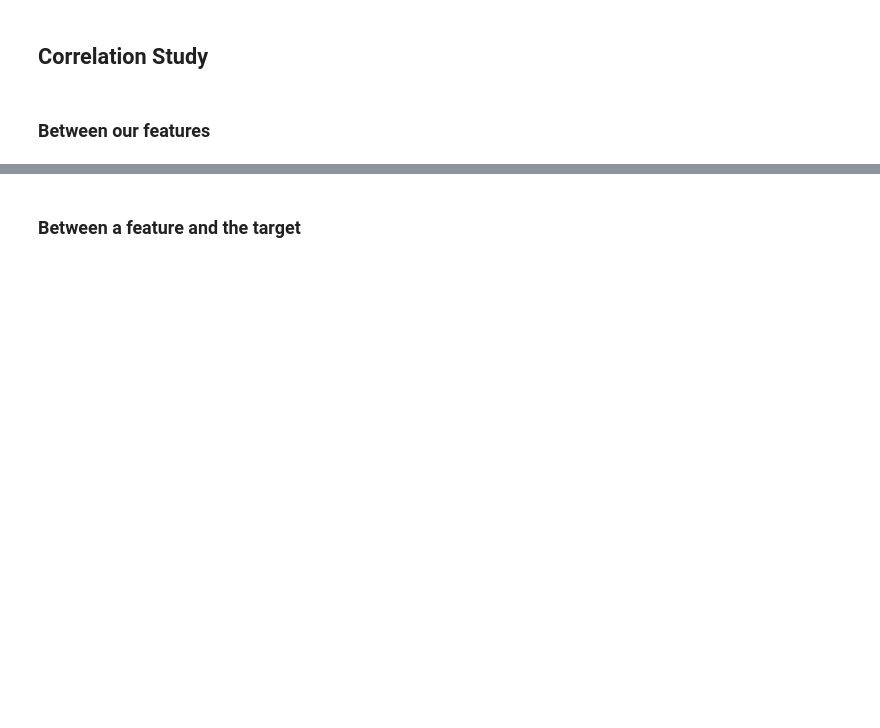
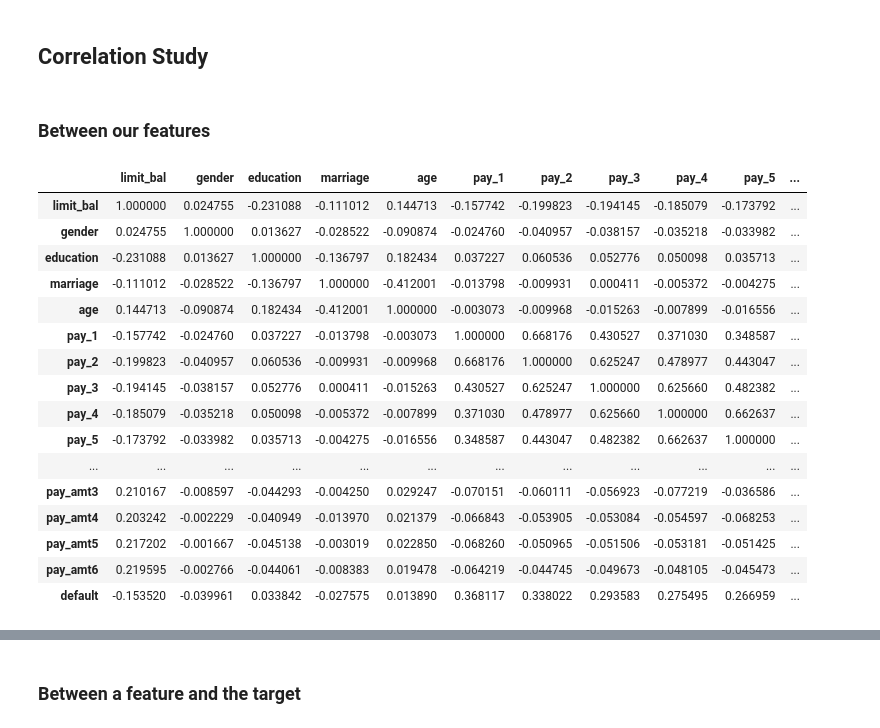
Before and after one commit to thomasXwang/UCI-Credit-card-defaults, a Jupyter notebook: UCI from scratch.ipynb, the cells around one changed output, grey strips where cells are left out. Saved outputs shown, nothing was run; the diff lists cells and outputs as text; code cells hidden in the pictures; blank space fills up the shorter version.

```diff
--- a/UCI from scratch.ipynb
+++ b/UCI from scratch.ipynb
@@ -541,0 +544,20 @@ Let's have a look at correlations between features now!
+# %%
+corr
+# %% [output]
+|  | limit_bal | gender | education | marriage | age | pay_1 | pay_2 | pay_3 | pay_4 | pay_5 | ... |
+| limit_bal | 1.000000 | 0.024755 | -0.231088 | -0.111012 | 0.144713 | -0.157742 | -0.199823 | -0.194145 | -0.185079 | -0.173792 | ... |
+| gender | 0.024755 | 1.000000 | 0.013627 | -0.028522 | -0.090874 | -0.024760 | -0.040957 | -0.038157 | -0.035218 | -0.033982 | ... |
+| education | -0.231088 | 0.013627 | 1.000000 | -0.136797 | 0.182434 | 0.037227 | 0.060536 | 0.052776 | 0.050098 | 0.035713 | ... |
+| marriage | -0.111012 | -0.028522 | -0.136797 | 1.000000 | -0.412001 | -0.013798 | -0.009931 | 0.000411 | -0.005372 | -0.004275 | ... |
+| age | 0.144713 | -0.090874 | 0.182434 | -0.412001 | 1.000000 | -0.003073 | -0.009968 | -0.015263 | -0.007899 | -0.016556 | ... |
+| pay_1 | -0.157742 | -0.024760 | 0.037227 | -0.013798 | -0.003073 | 1.000000 | 0.668176 | 0.430527 | 0.371030 | 0.348587 | ... |
+| pay_2 | -0.199823 | -0.040957 | 0.060536 | -0.009931 | -0.009968 | 0.668176 | 1.000000 | 0.625247 | 0.478977 | 0.443047 | ... |
+| pay_3 | -0.194145 | -0.038157 | 0.052776 | 0.000411 | -0.015263 | 0.430527 | 0.625247 | 1.000000 | 0.625660 | 0.482382 | ... |
+| pay_4 | -0.185079 | -0.035218 | 0.050098 | -0.005372 | -0.007899 | 0.371030 | 0.478977 | 0.625660 | 1.000000 | 0.662637 | ... |
+| pay_5 | -0.173792 | -0.033982 | 0.035713 | -0.004275 | -0.016556 | 0.348587 | 0.443047 | 0.482382 | 0.662637 | 1.000000 | ... |
+| ... | ... | ... | ... | ... | ... | ... | ... | ... | ... | ... | ... |
+| pay_amt3 | 0.210167 | -0.008597 | -0.044293 | -0.004250 | 0.029247 | -0.070151 | -0.060111 | -0.056923 | -0.077219 | -0.036586 | ... |
+| pay_amt4 | 0.203242 | -0.002229 | -0.040949 | -0.013970 | 0.021379 | -0.066843 | -0.053905 | -0.053084 | -0.054597 | -0.068253 | ... |
+| pay_amt5 | 0.217202 | -0.001667 | -0.045138 | -0.003019 | 0.022850 | -0.068260 | -0.050965 | -0.051506 | -0.053181 | -0.051425 | ... |
+| pay_amt6 | 0.219595 | -0.002766 | -0.044061 | -0.008383 | 0.019478 | -0.064219 | -0.044745 | -0.049673 | -0.048105 | -0.045473 | ... |
+| default | -0.153520 | -0.039961 | 0.033842 | -0.027575 | 0.013890 | 0.368117 | 0.338022 | 0.293583 | 0.275495 | 0.266959 | ... |
```
Also changed, not shown: parts of 2 cells of this notebook.
